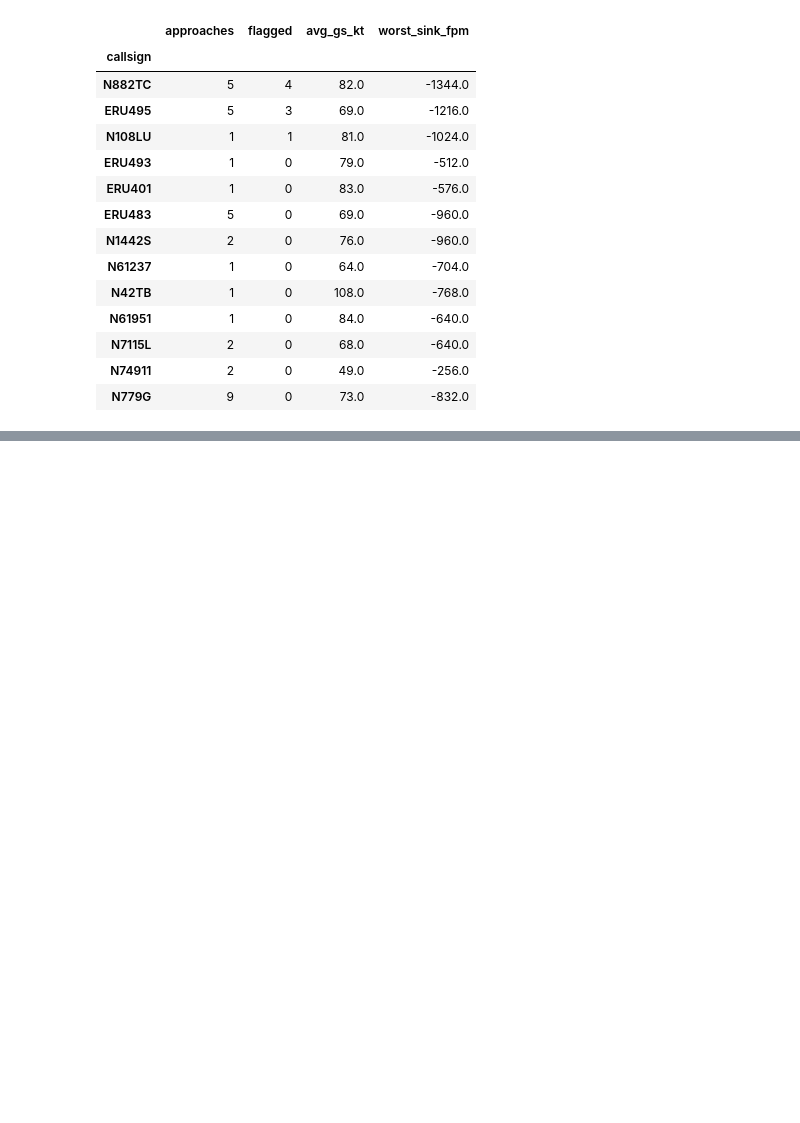
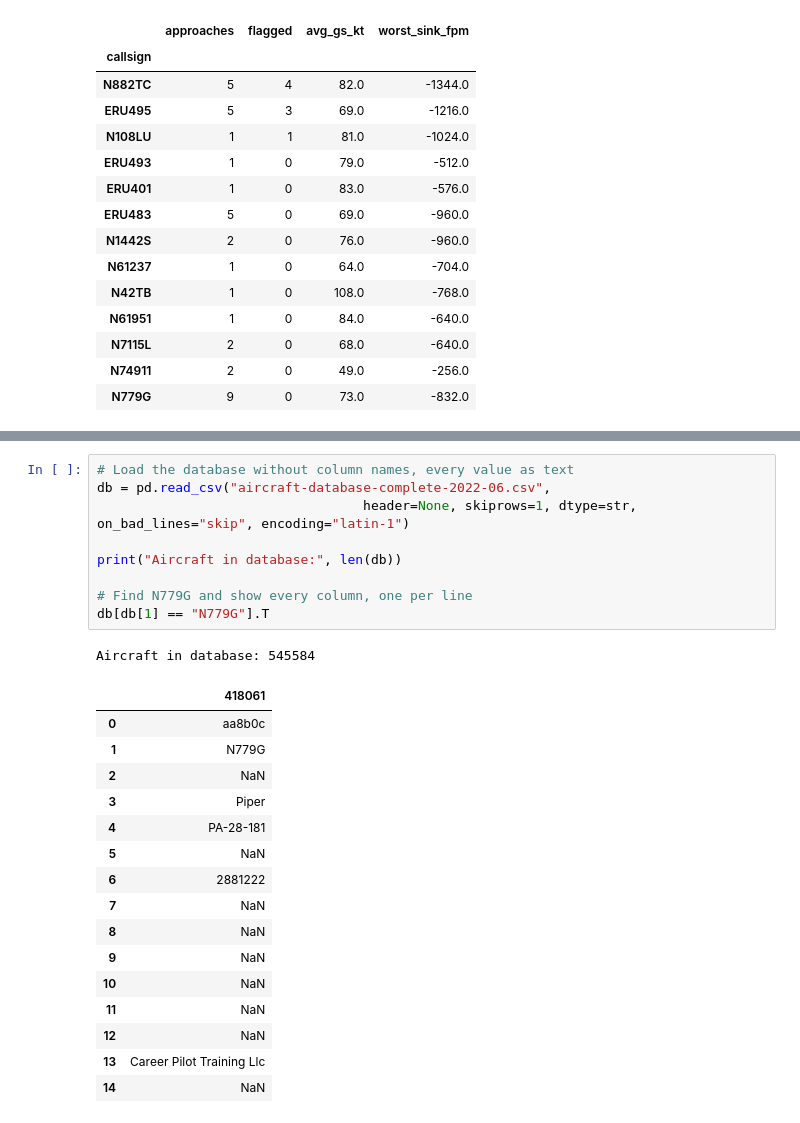
Before and after one commit to samsuseelan/ga-unstable-approach-warning, a Jupyter notebook: stable_approach_check.ipynb, the cells around one changed output, grey strips where cells are left out. Cells and saved outputs as stored; diff of their text form; blank space fills up the shorter version.

```diff
--- a/stable_approach_check.ipynb
+++ b/stable_approach_check.ipynb
@@ -375,0 +386,27 @@ per_aircraft.sort_values("flagged", ascending=False)
+# %%
+# Load the database without column names, every value as text
+db = pd.read_csv("aircraft-database-complete-2022-06.csv",
+                                  header=None, skiprows=1, dtype=str, on_bad_lines="skip", encoding="latin-1")
+
+print("Aircraft in database:", len(db))
+
+# Find N779G and show every column, one per line
+db[db[1] == "N779G"].T
+# %% [output]
+Aircraft in database: 545584
+|  | 418061 |
+| 0 | aa8b0c |
+| 1 | N779G |
+| 2 | NaN |
+| 3 | Piper |
+| 4 | PA-28-181 |
+| 5 | NaN |
+| 6 | 2881222 |
+| 7 | NaN |
+| 8 | NaN |
+| 9 | NaN |
+| 10 | NaN |
+| 11 | NaN |
+| 12 | NaN |
+| 13 | Career Pilot Training Llc |
+| 14 | NaN |
```
Also changed, not shown: parts of 2 cells of this notebook.
